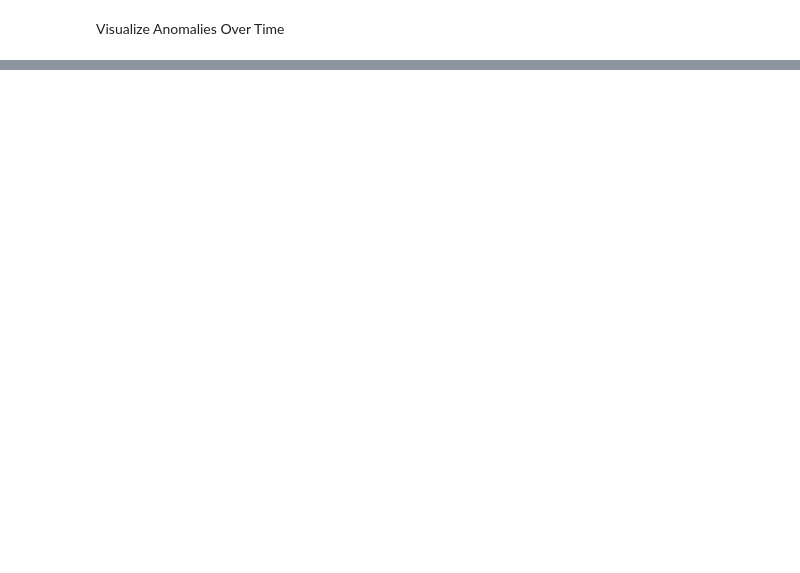
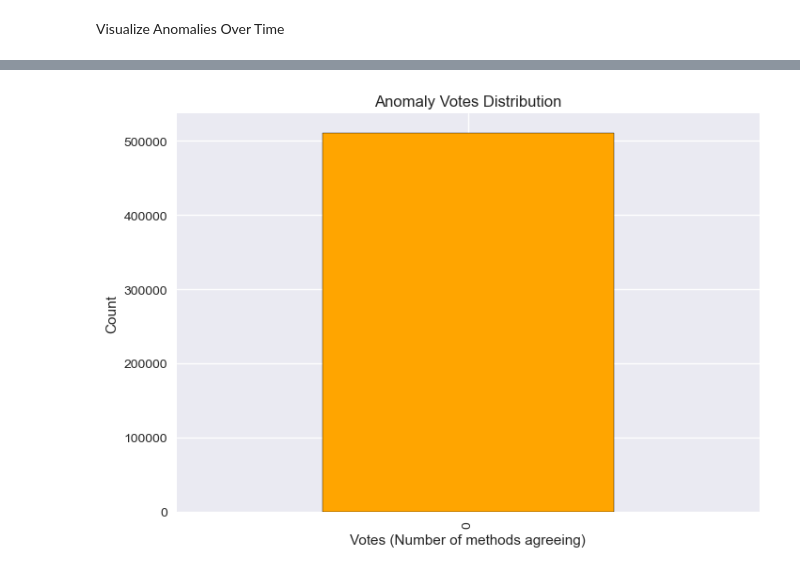
Before and after one commit to TarinaSnyman/PRJ_Generator-Monitoring-Solution_ML, a Jupyter notebook: Models/notebooks/AnomalyDetection_12318.ipynb, the cells around one changed output, grey strips where cells are left out. Saved outputs shown, nothing was run; the diff lists cells and outputs as text; code cells hidden in the pictures; blank space fills up the shorter version.

```diff
--- a/Models/notebooks/AnomalyDetection_12318.ipynb
+++ b/Models/notebooks/AnomalyDetection_12318.ipynb
@@ -95,3 +121,27 @@ std         36.867869
 max         40.000000
 Name: fuel_%_roc, dtype: float64
 Heuristic anomalies fixed: 1400
+# %%
+methods = ['anomaly_iforest','anomaly_ocsvm','anomaly_heuristic']
+
+def ensure_anomaly_votes(df):
+    """
+    Make sure anomaly_iforest, anomaly_ocsvm, anomaly_heuristic exist,
+    and always create anomaly_votes.
+    """
+    # Add missing anomaly columns as zeros if they don't exist
+    for m in methods:
+        if m not in df.columns:
+            print(f"⚠️ {m} not found, filling with 0s")
+            df[m] = 0
+
+    # Create anomaly_votes
+    df['anomaly_votes'] = df[methods].sum(axis=1)
+    return df
+
+# Apply to both full dataset and ON-cycles dataset
+df = ensure_anomaly_votes(df)
+df_on = ensure_anomaly_votes(df_on)
+
+print("✅ anomaly_votes ensured in both df and df_on")
+print(df[['anomaly_iforest','anomaly_ocsvm','anomaly_heuristic','anomaly_votes']].head())
@@ -263,0 +465,10 @@ plot_top_anomalies(df_on, method='anomaly_iforest', N=5, window='30min')
+# %%
+anomaly_summary = df['anomaly_votes'].value_counts().sort_index()
+
+anomaly_summary.plot(kind='bar', color='orange', edgecolor='black')
+plt.title("Anomaly Votes Distribution")
+plt.xlabel("Votes (Number of methods agreeing)")
+plt.ylabel("Count")
+plt.show()
+# %% [output]
+[figure, added]
```
Also changed, not shown: parts of 18 cells of this notebook, 5 other files.
